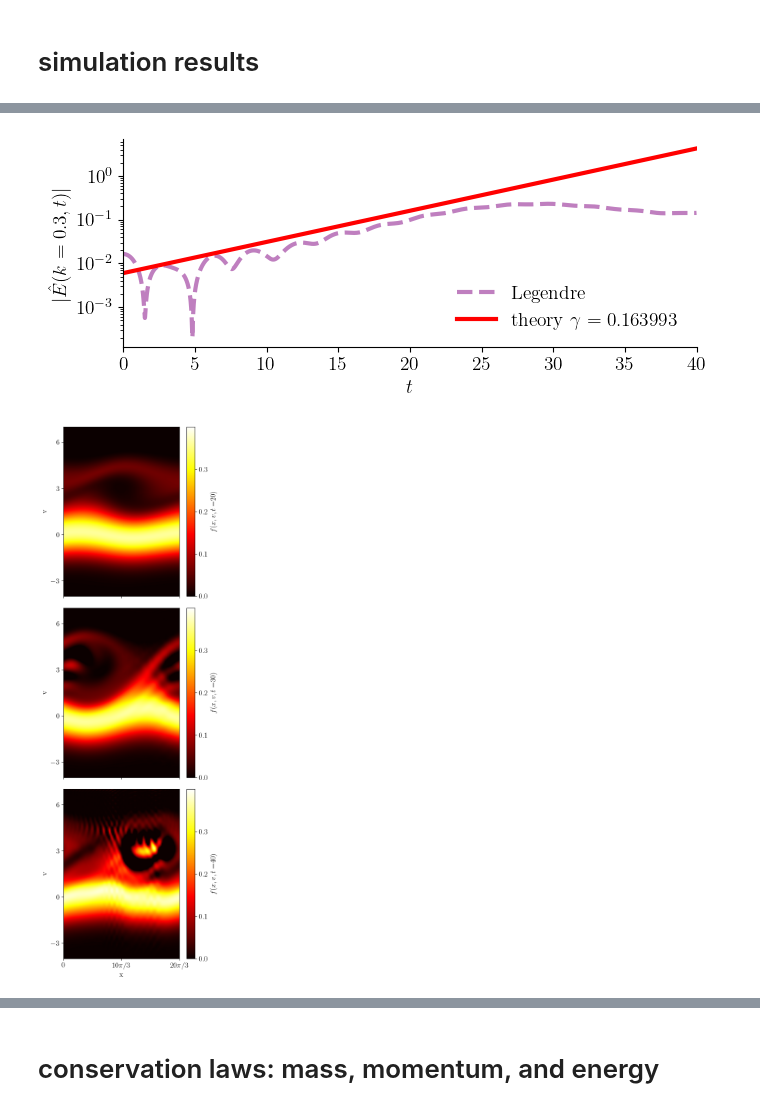
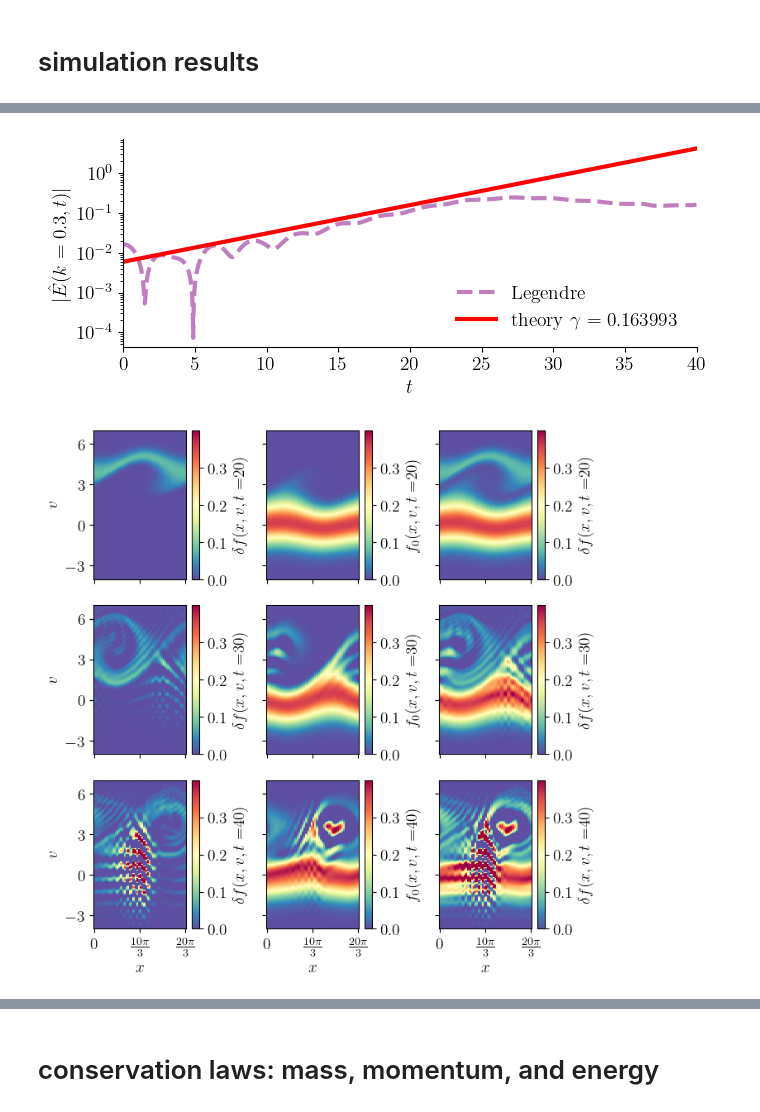
Before and after one commit to opaliss/mixed_methods, a Jupyter notebook: analysis/mixed_method_1/bump_on_tail_damping_mixed_method_1.ipynb, the cells around one changed output, grey strips where cells are left out. Cells and saved outputs as stored; diff of their text form; code cells hidden in the pictures.

```diff
--- a/analysis/mixed_method_1/bump_on_tail_damping_mixed_method_1.ipynb
+++ b/analysis/mixed_method_1/bump_on_tail_damping_mixed_method_1.ipynb
@@ -28,9 +28,9 @@ matplotlib.rcParams['text.usetex'] = True
 # %% [markdown]
 # Mixed method #1 bump on tail
 # %%
-setup = SimulationSetupMixedMethod1(Nx=101,
+setup = SimulationSetupMixedMethod1(Nx=51,
                                     Nv_H=50,
-                                    Nv_L=50,
+                                    Nv_L=100,
                                     epsilon=1e-2,
                                     v_a=-7,
                                     v_b=7,
@@ -137,35 +137,52 @@ legend.get_frame().set_alpha(0)
 plt.tight_layout()
 plt.savefig("../../figures/mixed_method_1/bump_on_tail/bump_on_tail_growth_rate_legendre.png", dpi=300)
 # %% [output]
-[figure, old version]
+[figure, new version]
 # %%
 # plot the phase space evolution as a function of time
-fig, ax = plt.subplots(nrows=3, figsize=(5, 15), sharex=True)
+fig, ax = plt.subplots(nrows=3, ncols=3, figsize=(7, 7), sharex=True, sharey=True)
+
+levels = np.linspace(-0.05, 0.4, 50)
+
 for tt, ii in enumerate([len(sol_midpoint_t)//2, int(3*len(sol_midpoint_t)//4), -1]):
     ii = int(ii)
-    distribution_H = np.zeros((len(x), len(v_)))
-    distribution_L = np.zeros((len(x), len(v_)))
+    distribution1 = np.zeros((len(x), len(v_)))
+    distribution2 = np.zeros((len(x), len(v_)))
     for jj in range(setup.Nv_H):
-        distribution_H += np.outer(state_e_H[jj, :, ii], psi_hermite(v=v_, u_s=setup.u, alpha_s=setup.alpha, n=jj))
+        distribution1 += np.outer(state_e_H[jj, :, ii], psi_hermite(v=v_, u_s=setup.u, alpha_s=setup.alpha, n=jj))
     for jj in range(setup.Nv_L):
-        distribution_L += np.outer(state_e_L[jj, :, ii], xi_legendre(v=v_, v_b=setup.v_b, v_a=setup.v_a, n=jj))
+        distribution2 += np.outer(state_e_L[jj, :, ii], xi_legendre(v=v_, v_b=setup.v_b, v_a=setup.v_a, n=jj))
+    pos2 = ax[tt, 0].pcolormesh(x, v_, distribution2.T, cmap="Spectral_r", vmin=0, vmax=0.4)
+    pos1 = ax[tt, 1].pcolormesh(x, v_, distribution1.T, cmap="Spectral_r", vmin=0, vmax=0.4)
+    pos3 = ax[tt, 2].pcolormesh(x, v_, distribution1.T + distribution2.T, cmap="Spectral_r", vmin=0, vmax=0.4)
 
-    pos = ax[tt].pcolormesh(x, v_, (distribution_H + distribution_L).T, cmap="hot", vmin=0, vmax=0.4, shading="gouraud")
-    ax[tt].set_yticks([-3, 0, 3, 6])
-    ax[tt].set_ylabel("v")
-    cbar = fig.colorbar(pos)
-    cbar.ax.set_ylabel('$f(x, v, t=$' + str(int(sol_midpoint_t[ii])) + ")", rotation=90)
+    ax[tt, 0].set_yticks([-3, 0, 3, 6])
+    ax[tt, 0].set_ylim(-4, 7)
+    ax[tt, 0].set_ylabel("$v$")
+    cbar = fig.colorbar(pos1)
+    cbar.ax.set_ylabel('$f_{0}(x, v, t=$' + str(int(sol_midpoint_t[ii])) + ")", rotation=90)
     cbar.ax.set_yticks([0, 0.1, 0.2, 0.3])
-    #ax[tt].set_title("$f(x, v, t=$" + str(int(sol_midpoint_t[ii])) + ")")
-    ax[tt].set_ylim(-4, 7)
 
-ax[tt].set_xlabel("x")
-ax[tt].set_xticks([0, 10*np.pi/3, 20*np.pi/3])
-ax[tt].set_xticklabels([r"0", r"$10\pi/3$", r"$20\pi/3$"])
+    cbar = fig.colorbar(pos2)
+    cbar.ax.set_ylabel('$\delta f(x, v, t=$' + str(int(sol_midpoint_t[ii])) + ")", rotation=90)
+    cbar.ax.set_yticks([0, 0.1, 0.2, 0.3])
+
+    cbar = fig.colorbar(pos3)
+    cbar.ax.set_ylabel('$\delta f(x, v, t=$' + str(int(sol_midpoint_t[ii])) + ")", rotation=90)
+    cbar.ax.set_yticks([0, 0.1, 0.2, 0.3])
+
+ax[tt, 0].set_xlabel("$x$")
+ax[tt, 0].set_xticks([0, 10*np.pi/3, 20*np.pi/3])
+ax[tt, 0].set_xticklabels([r"0", r"$\frac{10\pi}{3}$", r"$\frac{20\pi}{3}$"])
+ax[tt, 2].set_xlabel("$x$")
+ax[tt, 1].set_xlabel("$x$")
+ax[tt, 1].set_xticks([0, 10*np.pi/3, 20*np.pi/3])
+ax[tt, 1].set_xticklabels([r"0", r"$\frac{10\pi}{3}$", r"$\frac{20\pi}{3}$"])
+
 plt.tight_layout()
-plt.savefig("../../figures/mixed_method_1/bump_on_tail/bump_on_tail_evolution_legendre.png", dpi=600)
+plt.savefig("../../figures/mixed_method_1/bump_on_tail/bump_on_tail_evolution_mixed_method_1.png", dpi=600)
 # %% [output]
-[figure, old version]
+[figure, new version]
 # %%
 fig, ax = plt.subplots(nrows=3, figsize=(5, 6), sharex=True)
 for tt, ii in enumerate([2000, int(3*len(sol_midpoint_t)//4), -1]):
```
Also changed, not shown: parts of 6 cells of this notebook, 6 other files.
